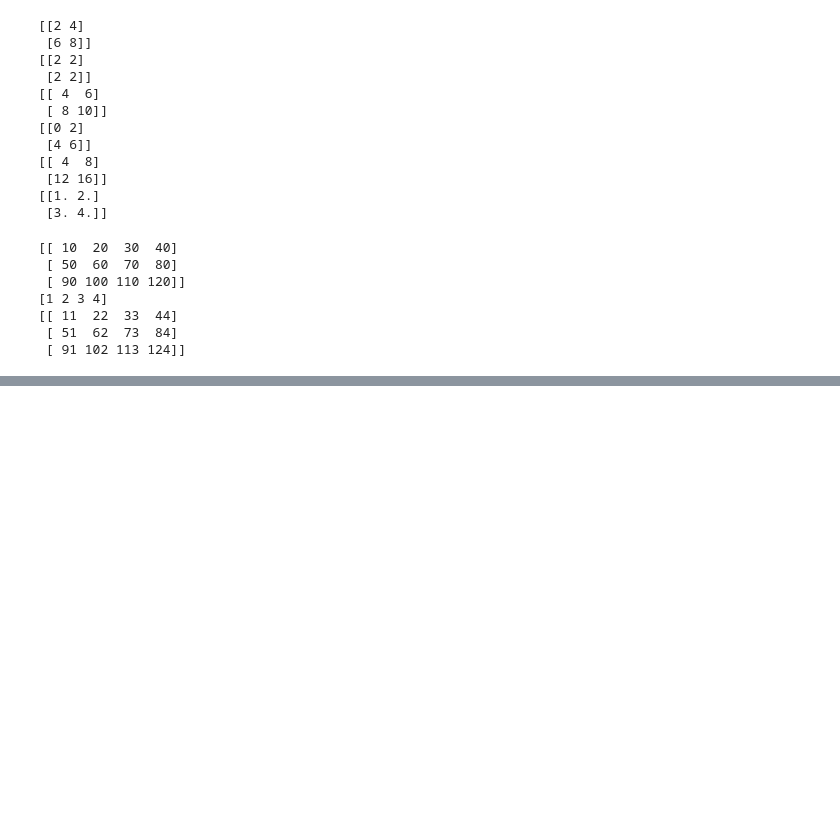
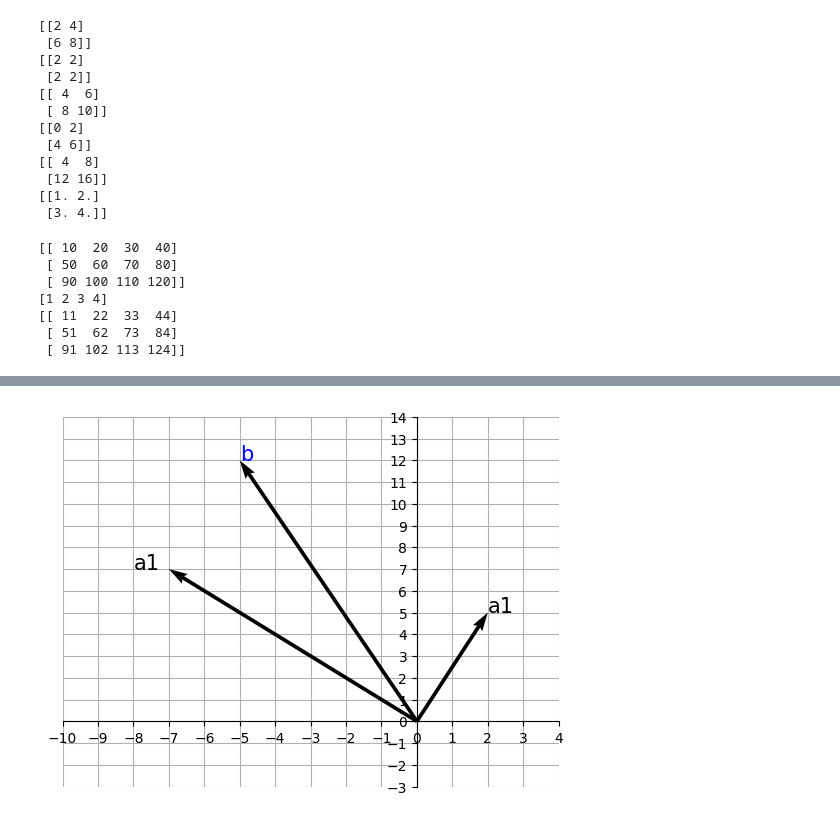
Before and after one commit to inwoo01/math2, a Jupyter notebook: 4주차실습.ipynb, the cells around one changed output, grey strips where cells are left out. Cells and saved outputs as stored; diff of their text form; code cells hidden in the pictures; blank space fills up the shorter version.

```diff
--- a/4주차실습.ipynb
+++ b/4주차실습.ipynb
@@ -226,0 +696,35 @@ print(A+B)
+# %%
+import numpy as np
+import matplotlib.pyplot as plt
+a1=np.array([7,-7])
+a2=np.array([2,5])
+b=np.array([-5,12])
+
+A=np.column_stack((a1,a2))
+x=np.linalg.solve(A,b)
+
+x1,y1=x
+a1=a1*x1
+a2=a2*y1
+fig=plt.figure()
+ax=fig.add_subplot(1,1,1)
+
+ax.quiver(0,0,a1[0],a1[1],angles='xy',scale_units='xy',scale=1)
+ax.text(a1[0]-1,a1[1],'a1',size=15)
+ax.quiver(0,0,a2[0],a2[1],angles='xy',scale_units='xy',scale=1)
+ax.text(a2[0],a2[1],'a1',size=15)
+ax.quiver(0,0,b[0],b[1],angles='xy',scale_units='xy',scale=1)
+ax.text(b[0],b[1],'b',size=15,color='blue')
+
+ax.set_xticks(range(-10,5))
+ax.set_yticks(range(-3,15))
+ax.grid()
+ax.set_axisbelow(True)
+ax.set_aspect('auto',adjustable='box')
+ax.spines['left'].set_position('zero')
+ax.spines['bottom'].set_position('zero')
+ax.spines['right'].set_color('none')
+ax.spines['top'].set_color('none')
+plt.show()
+# %% [output]
+[figure, added]
```
Also changed, not shown: parts of 41 cells of this notebook.
